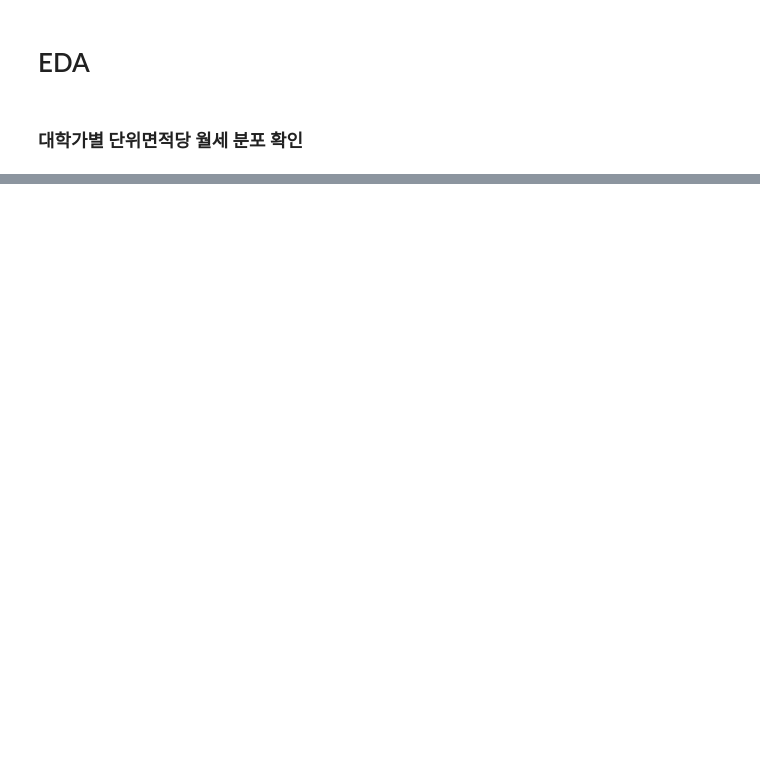
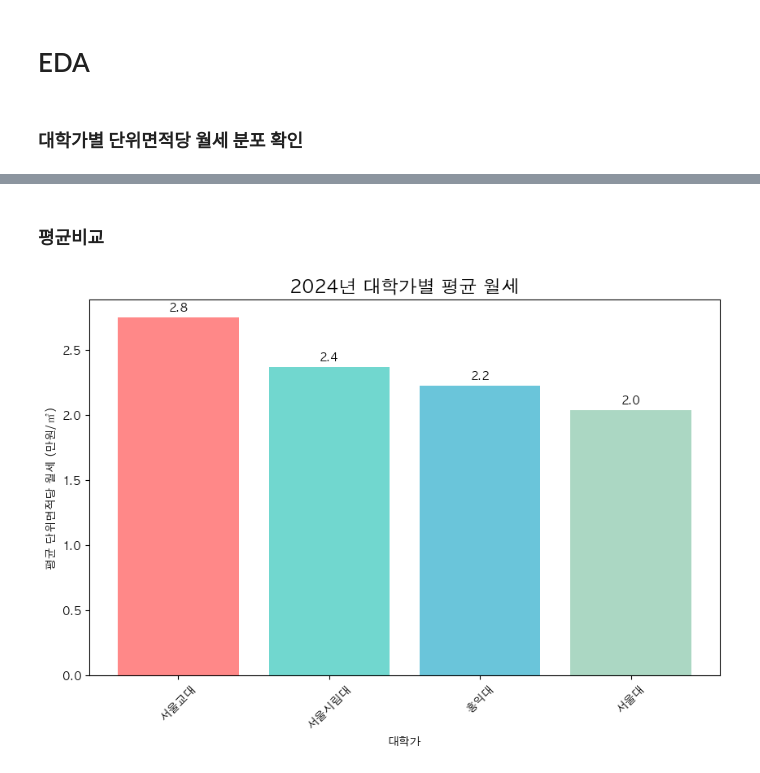
Before and after one commit to Jongseok103/UOS-Assignments, a Jupyter notebook: Statistics for Data Science/SDS_Assignment01/EDA.ipynb, the cells around one changed output, grey strips where cells are left out. Saved outputs shown, nothing was run; the diff lists cells and outputs as text; code cells hidden in the pictures; blank space fills up the shorter version.

```diff
--- a/Statistics for Data Science/SDS_Assignment01/EDA.ipynb
+++ b/Statistics for Data Science/SDS_Assignment01/EDA.ipynb
@@ -323,0 +332,24 @@ Passing `palette` without assigning `hue` is deprecated and will be removed in v
+# %% [markdown]
+### 평균비교
+# %%
+# 2024년 데이터만 필터링
+df_all_univ_2024 = df_analysis[df_analysis['접수년도'] == 2024]
+
+# 평균 비교 막대그래프
+plt.figure(figsize=(10, 6))
+mean_by_univ = df_all_univ_2024.groupby('대학가')['단위면적당_월세'].mean().sort_values(ascending=False)
+colors = ['#FF6B6B', '#4ECDC4', '#45B7D1', '#96CEB4']
+bars = plt.bar(mean_by_univ.index, mean_by_univ.values, color=colors, alpha=0.8)
+plt.title('2024년 대학가별 평균 월세', fontsize=16)
+plt.xlabel('대학가')
+plt.ylabel('평균 단위면적당 월세 (만원/㎡)')
+plt.xticks(rotation=45)
+
+# 막대 위에 수치 표시
+for bar, value in zip(bars, mean_by_univ.values):
+    plt.text(bar.get_x() + bar.get_width()/2, bar.get_height() + 0.03,
+             f'{value:.1f}', ha='center', va='bottom', fontweight='bold')
+
+plt.show()
+# %% [output]
+[figure, added]
```
Also changed, not shown: parts of 30 cells of this notebook, 5 other files.
